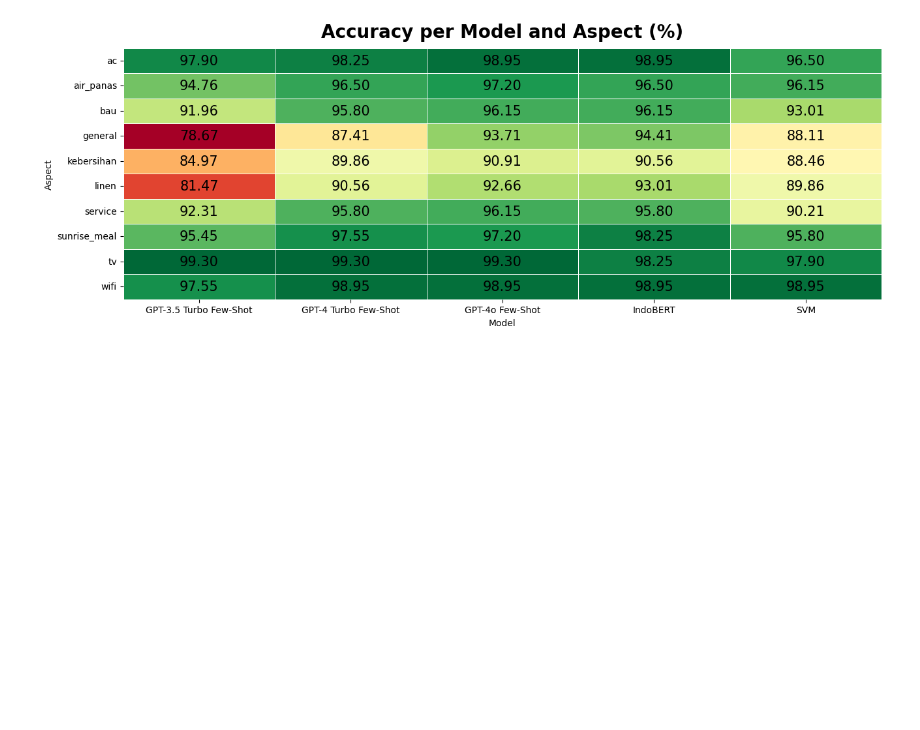
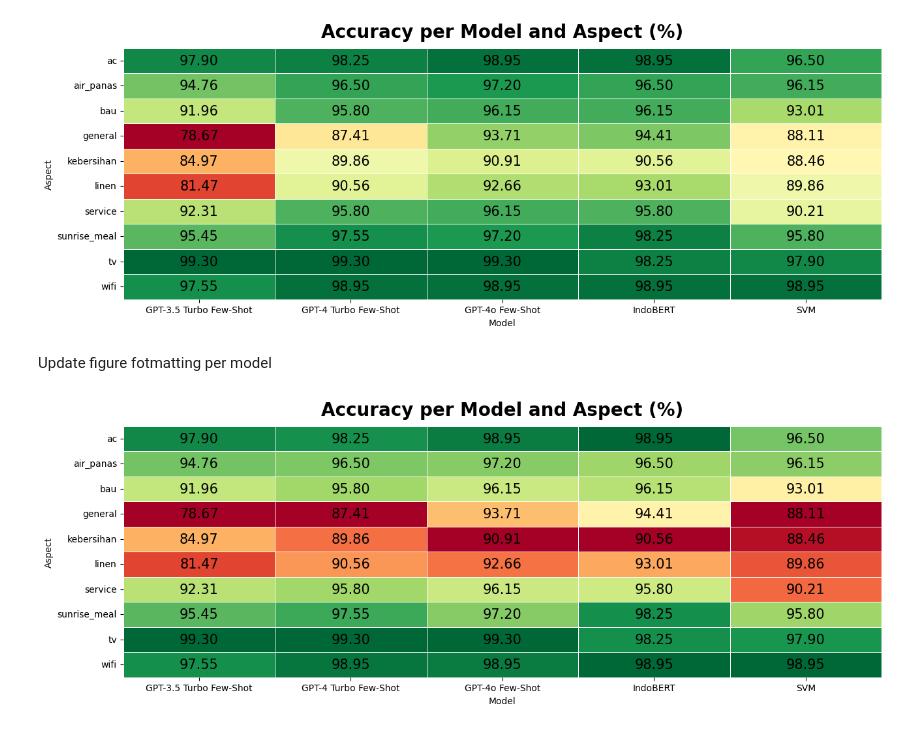
Before and after one commit to chells990/ABSA-Indonesia-Hotel-Reviews, a Jupyter notebook: notebook/quantitative.ipynb, the cells around one changed output. Cells and saved outputs as stored; diff of their text form; code cells hidden in the pictures; blank space fills up the shorter version.

```diff
--- a/notebook/quantitative.ipynb
+++ b/notebook/quantitative.ipynb
@@ -235,3 +235,34 @@ plt.ylabel("Aspect")
 plt.show()
 # %% [output]
 [figure]
+# %% [markdown]
+Update figure fotmatting per model
+# %%
+df_sampled = full_results[full_results["model"].isin(model_order)]
+plt.figure(figsize=(15, 5))
+heatmap_data = df_sampled.pivot_table(index="aspect", columns="model", values="accuracy", aggfunc="mean")
+
+# Only change: Add column-wise normalization
+normalized_data = heatmap_data.apply(
+    lambda col: (col - col.min()) / (col.max() - col.min()) if col.max() != col.min() else 0.5,
+    axis=0
+)
+
+sns.heatmap(
+    normalized_data,  # Changed from heatmap_data*100 to normalized_data
+    annot=heatmap_data * 100,  # Keep original percentages as annotations
+    cmap="RdYlGn",
+    fmt=".2f",
+    linewidths=0.5,
+    cbar=False,
+    annot_kws={"color": "black", "size": 15},
+    vmin=0,  # Added to match normalization range
+    vmax=1    # Added to match normalization range
+)
+
+plt.title("Accuracy per Model and Aspect (%)", fontsize=20, fontweight='bold', pad=12)
+plt.xlabel("Model")
+plt.ylabel("Aspect")
+plt.show()
+# %% [output]
+[figure, added]
```
Also changed, not shown: 1 other file.
